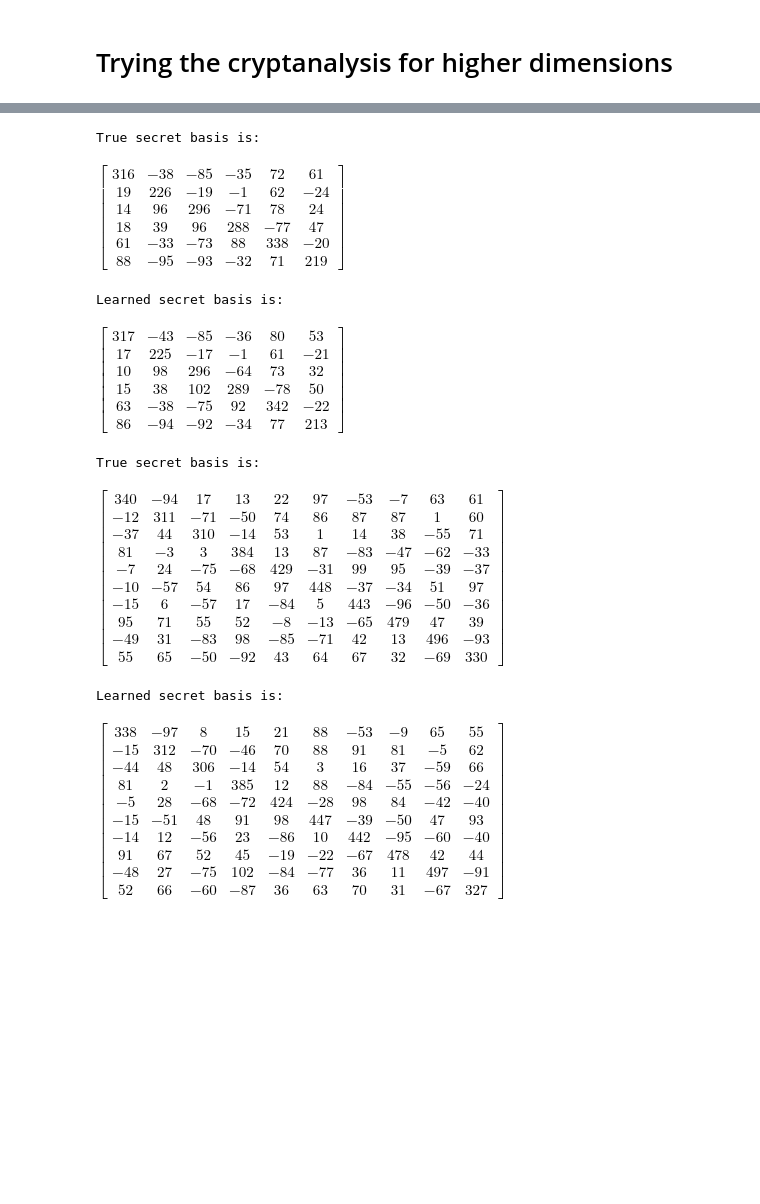
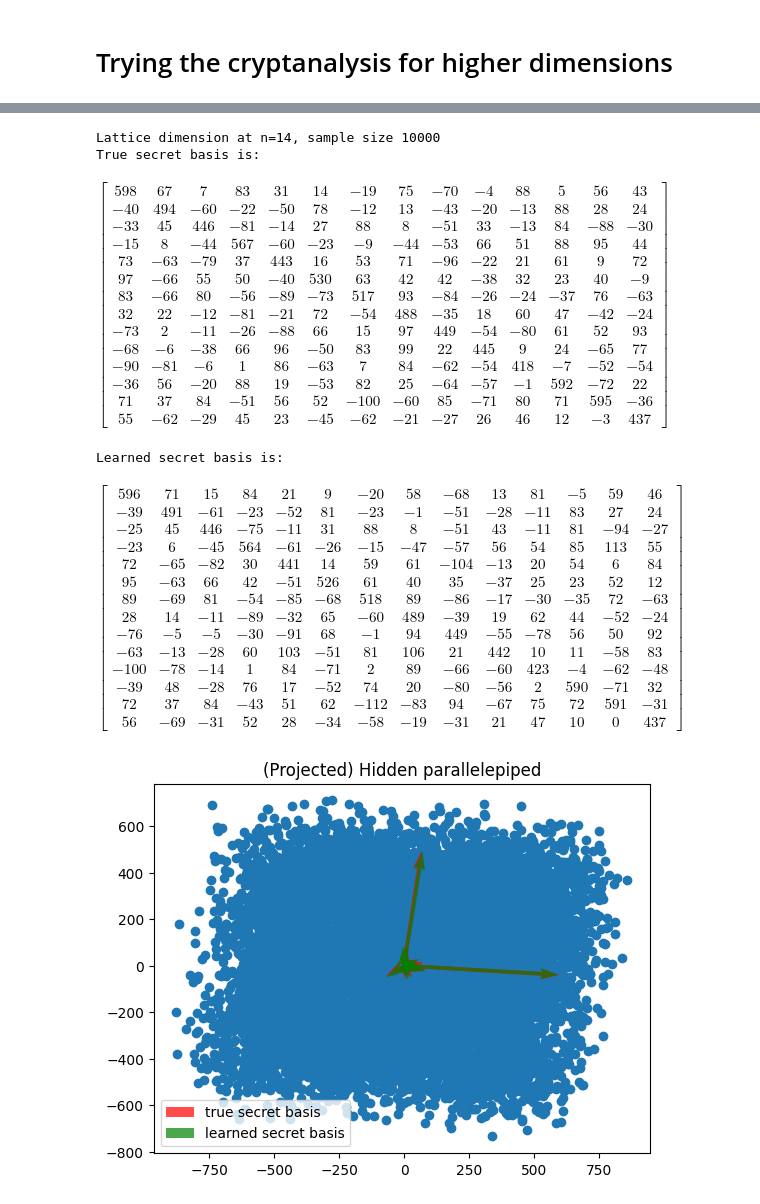
Before and after one commit to xuganyu96/lattice-crypto-notes, a Jupyter notebook: gghattack/demo.ipynb, the cells around one changed output, grey strips where cells are left out. Drawn from its saved outputs; the diff is of its cells as text; code cells hidden in the pictures; blank space fills up the shorter version.

```diff
--- a/gghattack/demo.ipynb
+++ b/gghattack/demo.ipynb
@@ -198,18 +177,36 @@ $\displaystyle \left[\begin{matrix}265 & 32 & -47 & -87\\-77 & 251 & 21 & -29\\1
-# %%
-sk, approx_sk = simulate_attack(6, 10000)
-print(f"True secret basis is:"); display(sk.to_sympy_matrix())
-print(f"Learned secret basis is:"); display(approx_sk.to_sympy_matrix())
-# %% [output]
-True secret basis is:
-$\displaystyle \left[\begin{matrix}316 & -38 & -85 & -35 & 72 & 61\\19 & 226 & -19 & -1 & 62 & -24\\14 & 96 & 296 & -71 & 78 & 24\\18 & 39 & 96 & 288 & -77 & 47\\61 & -33 & -73 & 88 & 338 & -20\\88 & -95 & -93 & -32 & 71 & 219\end{matrix}\right]$
-Learned secret basis is:
-$\displaystyle \left[\begin{matrix}317 & -43 & -85 & -36 & 80 & 53\\17 & 225 & -17 & -1 & 61 & -21\\10 & 98 & 296 & -64 & 73 & 32\\15 & 38 & 102 & 289 & -78 & 50\\63 & -38 & -75 & 92 & 342 & -22\\86 & -94 & -92 & -34 & 77 & 213\end{matrix}\right]$
-# %%
-sk, approx_sk = simulate_attack(10, 10000)
-print(f"True secret basis is:"); display(sk.to_sympy_matrix())
-print(f"Learned secret basis is:"); display(approx_sk.to_sympy_matrix())
-# %% [output]
-True secret basis is:
-$\displaystyle \left[\begin{matrix}340 & -94 & 17 & 13 & 22 & 97 & -53 & -7 & 63 & 61\\-12 & 311 & -71 & -50 & 74 & 86 & 87 & 87 & 1 & 60\\-37 & 44 & 310 & -14 & 53 & 1 & 14 & 38 & -55 & 71\\81 & -3 & 3 & 384 & 13 & 87 & -83 & -47 & -62 & -33\\-7 & 24 & -75 & -68 & 429 & -31 & 99 & 95 & -39 & -37\\-10 & -57 & 54 & 86 & 97 & 448 & -37 & -34 & 51 & 97\\-15 & 6 & -57 & 17 & -84 & 5 & 443 & -96 & -50 & -36\\95 & 71 & 55 & 52 & -8 & -13 & -65 & 479 & 47 & 39\\-49 & 31 & -83 & 98 & -85 & -71 & 42 & 13 & 496 & -93\\55 & 65 & -50 & -92 & 43 & 64 & 67 & 32 & -69 & 330\end{matrix}\right]$
-Learned secret basis is:
-$\displaystyle \left[\begin{matrix}338 & -97 & 8 & 15 & 21 & 88 & -53 & -9 & 65 & 55\\-15 & 312 & -70 & -46 & 70 & 88 & 91 & 81 & -5 & 62\\-44 & 48 & 306 & -14 & 54 & 3 & 16 & 37 & -59 & 66\\81 & 2 & -1 & 385 & 12 & 88 & -84 & -55 & -56 & -24\\-5 & 28 & -68 & -72 & 424 & -28 & 98 & 84 & -42 & -40\\-15 & -51 & 48 & 91 & 98 & 447 & -39 & -50 & 47 & 93\\-14 & 12 & -56 & 23 & -86 & 10 & 442 & -95 & -60 & -40\\91 & 67 & 52 & 45 & -19 & -22 & -67 & 478 & 42 & 44\\-48 & 27 & -75 & 102 & -84 & -77 & 36 & 11 & 497 & -91\\52 & 66 & -60 & -87 & 36 & 63 & 70 & 31 & -67 & 327\end{matrix}\right]$
+# %%
+lattice_dim, sample_size = 14, 10000
+sk, approx_sk, samples = simulate_attack(lattice_dim, sample_size)
+print(f"Lattice dimension at n={lattice_dim}, sample size {sample_size}")
+print(f"True secret basis is:"); display(sk.to_sympy_matrix())
+print(f"Learned secret basis is:"); display(approx_sk.to_sympy_matrix())
+
+hpp_fig, hpp_ax = plt.subplots()
+hpp_ax.set_title("(Projected) Hidden parallelepiped")
+sample_xs = [sample[0] for sample in samples]
+sample_ys = [sample[1] for sample in samples]
+hpp_ax.scatter(x=sample_xs, y=sample_ys)
+for i, base_vector in enumerate(sk.iter_base_vectors()):
+    x, y = base_vector[0], base_vector[1]
+    hpp_ax.quiver(
+        0, 0, x, y, angles='xy', scale_units='xy', scale=1,
+        label="true secret basis" if i == 0 else None,
+        color="red", alpha=0.7
+    )
+for i, base_vector in enumerate(approx_sk.iter_base_vectors()):
+    x, y = base_vector[0], base_vector[1]
+    hpp_ax.quiver(
+        0, 0, x, y, angles='xy', scale_units='xy', scale=1,
+        label="learned secret basis" if i == 0 else None,
+        color="green", alpha=0.7
+    )
+
+plt.legend()
+plt.show()
+# %% [output]
+Lattice dimension at n=14, sample size 10000
+True secret basis is:
+$\displaystyle \left[\begin{array}{cccccccccccccc}598 & 67 & 7 & 83 & 31 & 14 & -19 & 75 & -70 & -4 & 88 & 5 & 56 & 43\\-40 & 494 & -60 & -22 & -50 & 78 & -12 & 13 & -43 & -20 & -13 & 88 & 28 & 24\\-33 & 45 & 446 & -81 & -14 & 27 & 88 & 8 & -51 & 33 & -13 & 84 & -88 & -30\\-15 & 8 & -44 & 567 & -60 & -23 & -9 & -44 & -53 & 66 & 51 & 88 & 95 & 44\\73 & -63 & -79 & 37 & 443 & 16 & 53 & 71 & -96 & -22 & 21 & 61 & 9 & 72\\97 & -66 & 55 & 50 & -40 & 530 & 63 & 42 & 42 & -38 & 32 & 23 & 40 & -9\\83 & -66 & 80 & -56 & -89 & -73 & 517 & 93 & -84 & -26 & -24 & -37 & 76 & -63\\32 & 22 & -12 & -81 & -21 & 72 & -54 & 488 & -35 & 18 & 60 & 47 & -42 & -24\\-73 & 2 & -11 & -26 & -88 & 66 & 15 & 97 & 449 & -54 & -80 & 61 & 52 & 93\\-68 & -6 & -38 & 66 & 96 & -50 & 83 & 99 & 22 & 445 & 9 & 24 & -65 & 77\\-90 & -81 & -6 & 1 & 86 & -63 & 7 & 84 & -62 & -54 & 418 & -7 & -52 & -54\\-36 & 56 & -20 & 88 & 19 & -53 & 82 & 25 & -64 & -57 & -1 & 592 & -72 & 22\\71 & 37 & 84 & -51 & 56 & 52 & -100 & -60 & 85 & -71 & 80 & 71 & 595 & -36\\55 & -62 & -29 & 45 & 23 & -45 & -62 & -21 & -27 & 26 & 46 & 12 & -3 & 437\end{array}\right]$
+Learned secret basis is:
+$\displaystyle \left[\begin{array}{cccccccccccccc}596 & 71 & 15 & 84 & 21 & 9 & -20 & 58 & -68 & 13 & 81 & -5 & 59 & 46\\-39 & 491 & -61 & -23 & -52 & 81 & -23 & -1 & -51 & -28 & -11 & 83 & 27 & 24\\-25 & 45 & 446 & -75 & -11 & 31 & 88 & 8 & -51 & 43 & -11 & 81 & -94 & -27\\-23 & 6 & -45 & 564 & -61 & -26 & -15 & -47 & -57 & 56 & 54 & 85 & 113 & 55\\72 & -65 & -82 & 30 & 441 & 14 & 59 & 61 & -104 & -13 & 20 & 54 & 6 & 84\\95 & -63 & 66 & 42 & -51 & 526 & 61 & 40 & 35 & -37 & 25 & 23 & 52 & 12\\89 & -69 & 81 & -54 & -85 & -68 & 518 & 89 & -86 & -17 & -30 & -35 & 72 & -63\\28 & 14 & -11 & -89 & -32 & 65 & -60 & 489 & -39 & 19 & 62 & 44 & -52 & -24\\-76 & -5 & -5 & -30 & -91 & 68 & -1 & 94 & 449 & -55 & -78 & 56 & 50 & 92\\-63 & -13 & -28 & 60 & 103 & -51 & 81 & 106 & 21 & 442 & 10 & 11 & -58 & 83\\-100 & -78 & -14 & 1 & 84 & -71 & 2 & 89 & -66 & -60 & 423 & -4 & -62 & -48\\-39 & 48 & -28 & 76 & 17 & -52 & 74 & 20 & -80 & -56 & 2 & 590 & -71 & 32\\72 & 37 & 84 & -43 & 51 & 62 & -112 & -83 & 94 & -67 & 75 & 72 & 591 & -31\\56 & -69 & -31 & 52 & 28 & -34 & -58 & -19 & -31 & 21 & 47 & 10 & 0 & 437\end{array}\right]$
+[figure, added]
```
Also changed, not shown: parts of 2 cells of this notebook, 1 other file.
